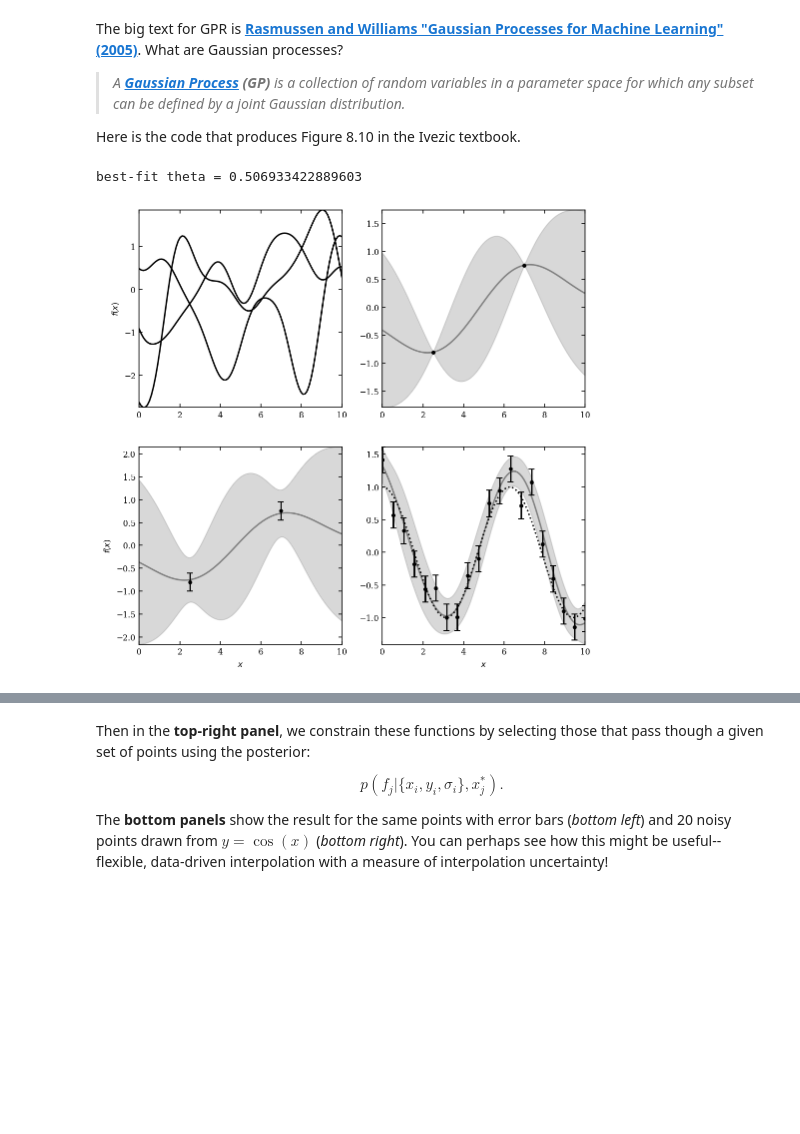
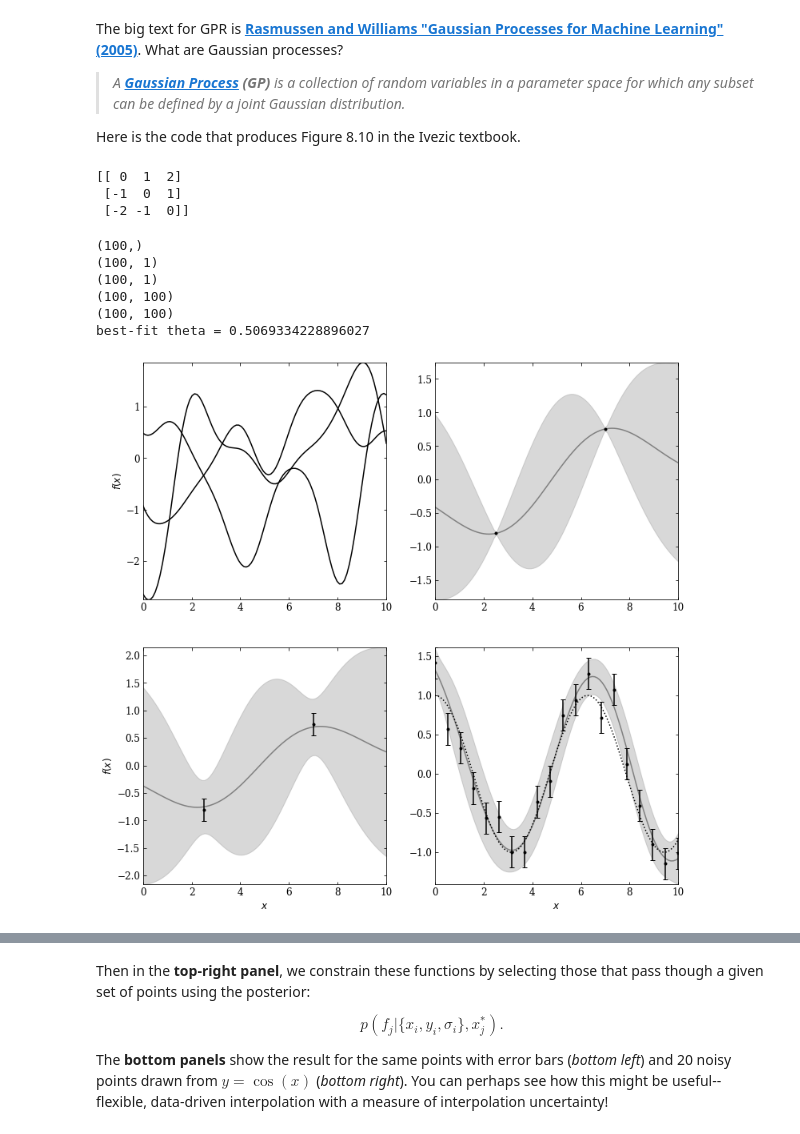
Before and after one commit to Andrea-Pierini/astrostatistics_bicocca_2022-1, a Jupyter notebook: lectures/L18_regression.ipynb, the cells around one changed output, grey strips where cells are left out. Saved outputs shown, nothing was run; the diff lists cells and outputs as text; code cells hidden in the pictures; blank space fills up the shorter version.

```diff
--- a/lectures/L18_regression.ipynb
+++ b/lectures/L18_regression.ipynb
@@ -622,6 +621,20 @@ The big text for GPR is **[Rasmussen and Williams "Gaussian Processes for Machin
 
 
 Here is the code that produces Figure 8.10 in the Ivezic textbook.
+# %%
+vec = np.array([1,2,3])
+mat = vec - vec[:,np.newaxis]
+print(mat)
+
+#      mat_ij = vec_j - vec_i
+#
+# m11 m12 m13   x1-x1 x2-x1 x3-x1
+# m21 m22 m23 = x1-x2 x2-x2 x3-x2
+# m31 m32 m33   x3-x1 x3-x2 x3-x3
+# %% [output]
+[[ 0  1  2]
+ [-1  0  1]
+ [-2 -1  0]]
 # %%
 # Ivezic v2, Figure 8.10
 # Author: Jake VanderPlas
@@ -633,6 +646,8 @@ Here is the code that produces Figure 8.10 in the Ivezic textbook.
 #    https://groups.google.com/forum/#!forum/astroml-general
 from sklearn.gaussian_process import GaussianProcessRegressor, kernels
 from scipy.optimize import fmin_cobyla
+import numpy as np
+import matplotlib.pyplot as plt
 
 #----------------------------------------------------------------------
 # This function adjusts matplotlib settings for a uniform feel in the textbook.
@@ -641,7 +656,7 @@ from scipy.optimize import fmin_cobyla
 # you can set usetex to False.
 if "setup_text_plots" not in globals():
     from astroML.plotting import setup_text_plots
-setup_text_plots(fontsize=8, usetex=False)
+setup_text_plots(fontsize=12, usetex=False)
 
 
 #------------------------------------------------------------
@@ -657,6 +672,14 @@ h = 1.0  #This is the Bandwidth
 
 mu = np.zeros(len(x))
 C = squared_exponential(x, x[:, None], h)
+
+print(x.shape)
+print(x[:,None].shape)
+print(x[:,np.newaxis].shape)
+xxx = x - x[:,None]
+print(xxx.shape)
+print(C.shape)
+
 draws = np.random.multivariate_normal(mu, C, 3)
 
 #------------------------------------------------------------
@@ -664,11 +687,9 @@ draws = np.random.multivariate_normal(mu, C, 3)
 x1 = np.array([2.5, 7])
 y1 = np.cos(x1)
 kernel1 = kernels.RBF(1/0.5, (1/0.5, 1/0.5))
-gp1 = GaussianProcessRegressor(kernel=kernel1,
-                               random_state=0, normalize_y=True)
+gp1 = GaussianProcessRegressor(kernel=kernel1, random_state=0, normalize_y=True)
 gp1.fit(x1[:, None], y1)
-f1, f1_err = gp1.predict(x[:, None],
-                         return_std=True)
+f1, f1_err = gp1.predict(x[:, None], return_std=True)
 
 #------------------------------------------------------------
 # Constrain the mean and covariance with two noisy points
@@ -678,12 +699,9 @@ f1, f1_err = gp1.predict(x[:, None],
 #  This is how the error on inputs is incorporated into the calculation.
 dy2 = 0.2
 kernel2 = kernels.RBF(1/0.5, (1/0.5, 1/0.5))
-gp2 = GaussianProcessRegressor(kernel=kernel2,
-                               alpha=(dy2 / y1) ** 2,
-                               random_state=0)
+gp2 = GaussianProcessRegressor(kernel=kernel2, alpha=(dy2 / y1) ** 2, random_state=0)
 gp2.fit(x1[:, None], y1)
-f2, f2_err = gp2.predict(x[:, None],
-                         return_std=True)
+f2, f2_err = gp2.predict(x[:, None], return_std=True)
 
 
 #------------------------------------------------------------
@@ -694,12 +712,9 @@ dy3 = 0.2
 y3 = np.random.normal(y3, dy3)
 
 kernel3 = kernels.RBF(0.5, (0.01, 10.0))
-gp3 = GaussianProcessRegressor(kernel=kernel3,
-                               alpha=(dy3 / y3) ** 2,
-                               random_state=0)
+gp3 = GaussianProcessRegressor(kernel=kernel3, alpha=(dy3 / y3) ** 2, random_state=0)
 gp3.fit(x3[:, None], y3)
-f3, f3_err = gp3.predict(x[:, None],
-                         return_std=True)
+f3, f3_err = gp3.predict(x[:, None], return_std=True)
 
 # we have fit for the `h` parameter: print the result here:
 print("best-fit theta =", gp3.kernel_.theta[0])
@@ -707,7 +722,7 @@ print("best-fit theta =", gp3.kernel_.theta[0])
 
 #------------------------------------------------------------
 # Plot the diagrams
-fig = plt.figure(figsize=(8, 8))
+fig = plt.figure(figsize=(12, 12))
 
 
 # first: plot a selection of unconstrained functions
@@ -716,41 +731,43 @@ ax.plot(x, draws.T, '-k')
 ax.set_ylabel('$f(x)$')
 
 # second: plot a constrained function
 ax = fig.add_subplot(222)
 ax.plot(x, f1, '-', color='gray')
-ax.fill_between(x, f1 - 2 * f1_err, f1 + 2 * f1_err,
-                color='gray', alpha=0.3)
+ax.fill_between(x, f1 - 2 * f1_err, f1 + 2 * f1_err, color='gray', alpha=0.3)
 ax.plot(x1, y1, '.k', ms=6)
 
 
 # third: plot a constrained function with errors
 ax = fig.add_subplot(223)
 ax.plot(x, f2, '-', color='gray')
-ax.fill_between(x, f2 - 2 * f2_err, f2 + 2 * f2_err,
-                color='gray', alpha=0.3)
+ax.fill_between(x, f2 - 2 * f2_err, f2 + 2 * f2_err, color='gray', alpha=0.3)
 ax.errorbar(x1, y1, dy2, fmt='.k', ms=6)
 
 ax.set_xlabel('$x$')
 ax.set_ylabel('$f(x)$')
 
 # third: plot a more constrained function with errors
 ax = fig.add_subplot(224)
 ax.plot(x, f3, '-', color='gray')
-ax.fill_between(x, f3 - 2 * f3_err, f3 + 2 * f3_err,
-                color='gray', alpha=0.3)
+ax.fill_between(x, f3 - 2 * f3_err, f3 + 2 * f3_err, color='gray', alpha=0.3)
 ax.errorbar(x3, y3, dy3, fmt='.k', ms=6)
 
 ax.plot(x, np.cos(x), ':k')
 
 ax.set_xlabel('$x$')
 
 for ax in fig.axes:
     ax.set_xlim(0, 10)
 
 plt.show()
 # %% [output]
-best-fit theta = 0.506933422889603
+(100,)
+(100, 1)
+(100, 1)
+(100, 100)
+(100, 100)
+best-fit theta = 0.5069334228896027
-[figure, old version]
+[figure, new version]
 # %% [markdown]
 In the **top-left panel**, we have drawn some random distributions from a Gaussian Basis. Specifically, we set a covariance given by
 
```
Also changed, not shown: parts of 5 cells of this notebook, 1 other file.
